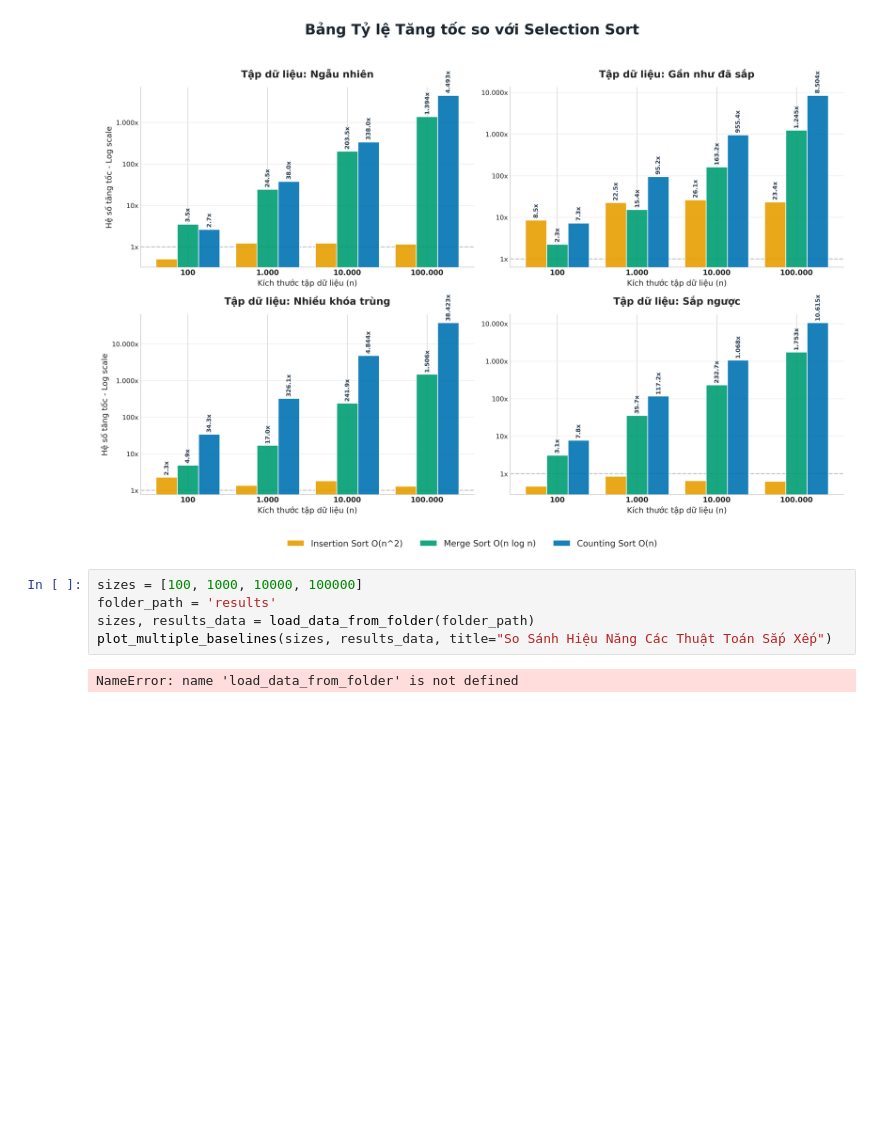
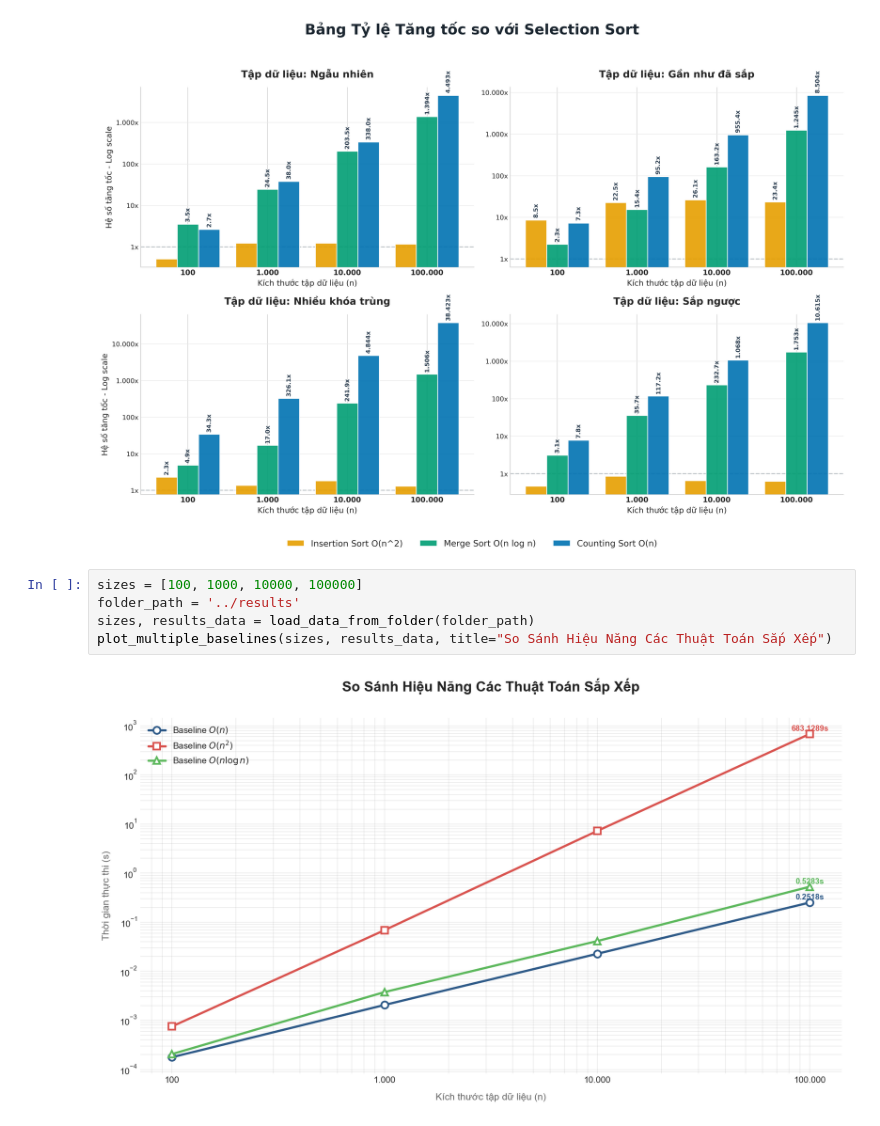
Before and after one commit to cyhapun/sorting-algorithms-benchmark, a Jupyter notebook: notebook/comparision.ipynb, the cells around one changed output. Cells and saved outputs as stored; diff of their text form; blank space fills up the shorter version.

```diff
--- a/notebook/comparision.ipynb
+++ b/notebook/comparision.ipynb
@@ -54,8 +52,8 @@ plot_algorithm_speedup_grid(all_algo_results, sizes, datasets, baseline_algo_nam
 [figure]
 # %%
 sizes = [100, 1000, 10000, 100000]
-folder_path = 'results'
+folder_path = '../results'
 sizes, results_data = load_data_from_folder(folder_path)
 plot_multiple_baselines(sizes, results_data, title="So Sánh Hiệu Năng Các Thuật Toán Sắp Xếp")
 # %% [output]
-NameError: name 'load_data_from_folder' is not defined
+[figure, added]
```
Also changed, not shown: parts of 1 cell of this notebook, 1 other file.
